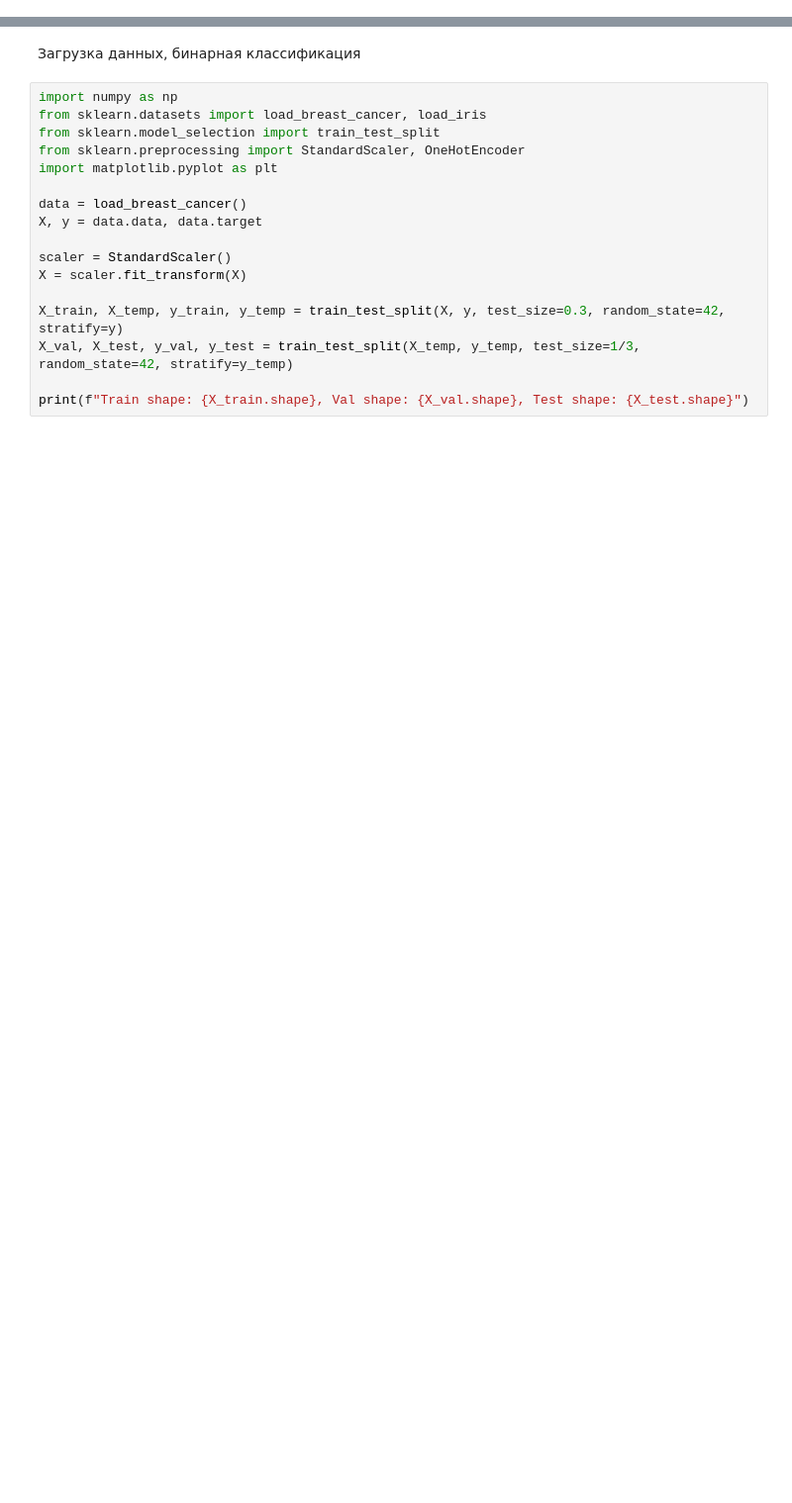
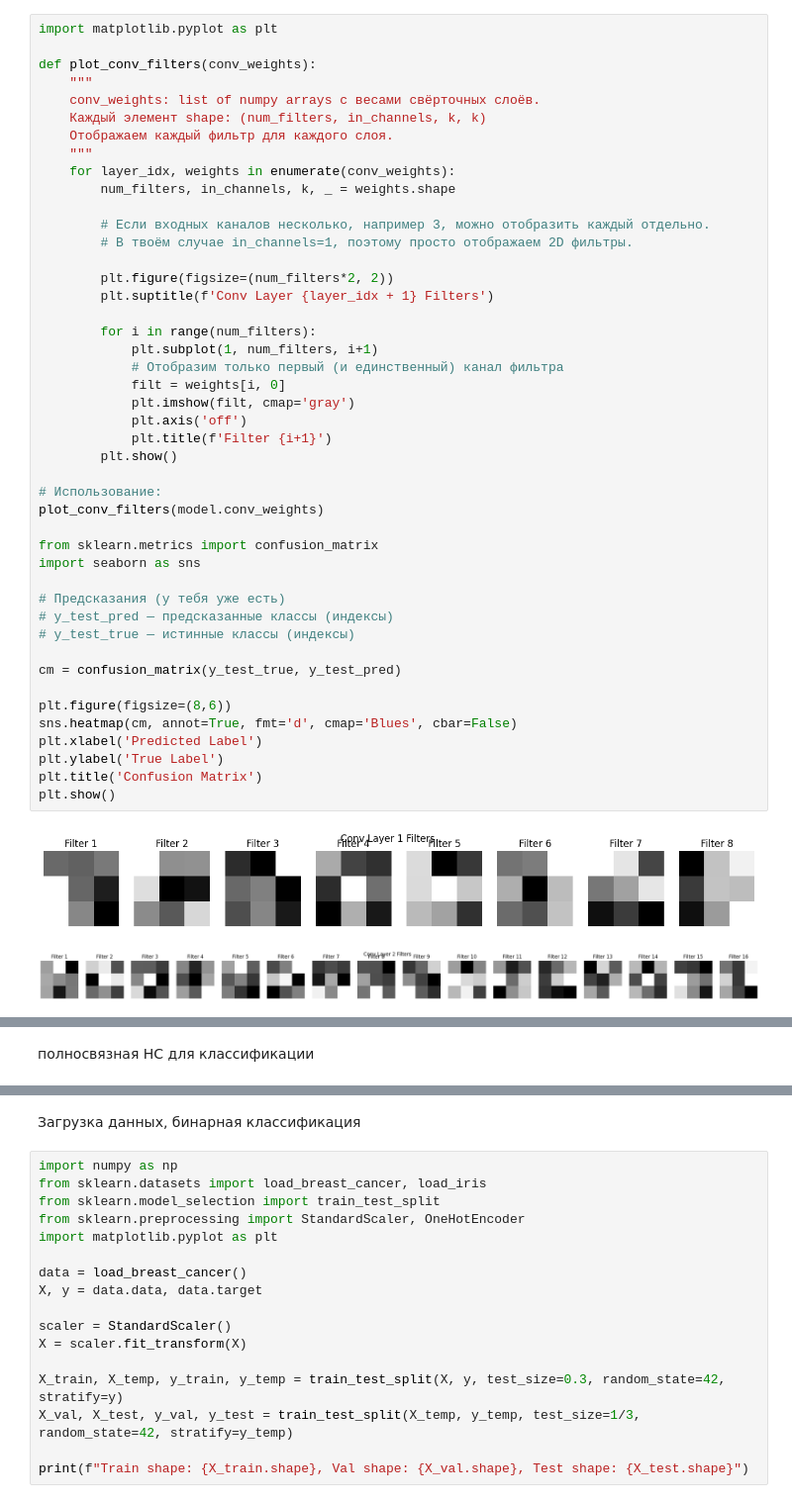
Before and after one commit to iMba-I/Labs, a Jupyter notebook: Lab3_1.ipynb, the cells around one changed output, grey strips where cells are left out. Shown at 99% size. Cells and saved outputs as stored; diff of their text form; blank space fills up the shorter version.

```diff
--- a/Lab3_1.ipynb
+++ b/Lab3_1.ipynb
@@ -203,0 +558,48 @@ class NeuralNetwork:
+# %%
+import matplotlib.pyplot as plt
+
+def plot_conv_filters(conv_weights):
+    """
+    conv_weights: list of numpy arrays с весами свёрточных слоёв.
+    Каждый элемент shape: (num_filters, in_channels, k, k)
+    Отображаем каждый фильтр для каждого слоя.
+    """
+    for layer_idx, weights in enumerate(conv_weights):
+        num_filters, in_channels, k, _ = weights.shape
+
+        # Если входных каналов несколько, например 3, можно отобразить каждый отдельно.
+        # В твоём случае in_channels=1, поэтому просто отображаем 2D фильтры.
+
+        plt.figure(figsize=(num_filters*2, 2))
+        plt.suptitle(f'Conv Layer {layer_idx + 1} Filters')
+
+        for i in range(num_filters):
+            plt.subplot(1, num_filters, i+1)
+            # Отобразим только первый (и единственный) канал фильтра
+            filt = weights[i, 0]
+            plt.imshow(filt, cmap='gray')
+            plt.axis('off')
+            plt.title(f'Filter {i+1}')
+        plt.show()
+
+# Использование:
+plot_conv_filters(model.conv_weights)
+
+from sklearn.metrics import confusion_matrix
+import seaborn as sns
+
+# Предсказания (у тебя уже есть)
+# y_test_pred — предсказанные классы (индексы)
+# y_test_true — истинные классы (индексы)
+
+cm = confusion_matrix(y_test_true, y_test_pred)
+
+plt.figure(figsize=(8,6))
+sns.heatmap(cm, annot=True, fmt='d', cmap='Blues', cbar=False)
+plt.xlabel('Predicted Label')
+plt.ylabel('True Label')
+plt.title('Confusion Matrix')
+plt.show()
+# %% [output]
+[figure, added]
+[figure, added]
@@ -203,0 +607,2 @@ class NeuralNetwork:
+# %% [markdown]
+полносвязная НС для классификации
```
Also changed, not shown: parts of 21 cells of this notebook.
